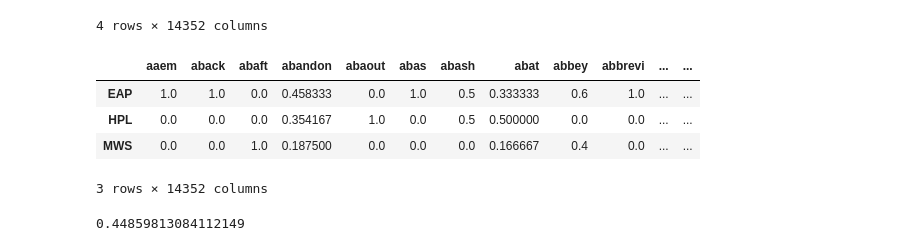
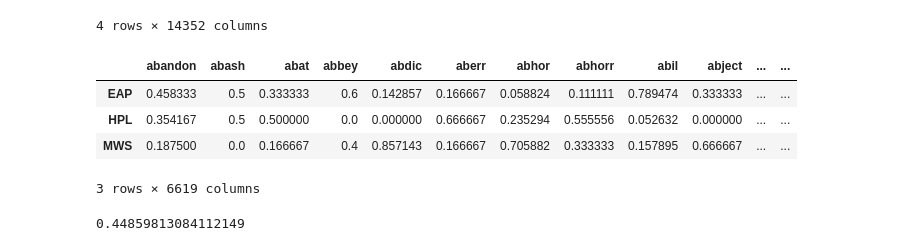
Before and after one commit to AntonKorobkov/kaggle-spooky, a Jupyter notebook: src/main.ipynb, the cells around one changed output. Saved outputs shown, nothing was run; the diff lists cells and outputs as text; code cells hidden in the pictures.

```diff
--- a/src/main.ipynb
+++ b/src/main.ipynb
@@ -238,16 +240,17 @@ pivot_col.head()
 # %%
 pivot_part=pivot_col
 pivot_part.loc['EAP']=pivot_col.loc['EAP']/pivot_col.loc['SUMA']
 pivot_part.loc['HPL']=pivot_col.loc['HPL']/pivot_col.loc['SUMA']
 pivot_part.loc['MWS']=pivot_col.loc['MWS']/pivot_col.loc['SUMA']
 pivot_part=pivot_part.loc[['EAP', 'HPL', 'MWS']]
+pivot_part=pivot_part.loc[:, (pivot_part!=1).all(axis=0)]
 pivot_part.head()
 # %% [output]
-|  | aaem | aback | abaft | abandon | abaout | abas | abash | abat | abbey | abbrevi | ... | ... |
-| EAP | 1.0 | 1.0 | 0.0 | 0.458333 | 0.0 | 1.0 | 0.5 | 0.333333 | 0.6 | 1.0 | ... | ... |
-| HPL | 0.0 | 0.0 | 0.0 | 0.354167 | 1.0 | 0.0 | 0.5 | 0.500000 | 0.0 | 0.0 | ... | ... |
-| MWS | 0.0 | 0.0 | 1.0 | 0.187500 | 0.0 | 0.0 | 0.0 | 0.166667 | 0.4 | 0.0 | ... | ... |
+|  | abandon | abash | abat | abbey | abdic | aberr | abhor | abhorr | abil | abject | ... | ... |
+| EAP | 0.458333 | 0.5 | 0.333333 | 0.6 | 0.142857 | 0.166667 | 0.058824 | 0.111111 | 0.789474 | 0.333333 | ... | ... |
+| HPL | 0.354167 | 0.5 | 0.500000 | 0.0 | 0.000000 | 0.666667 | 0.235294 | 0.555556 | 0.052632 | 0.000000 | ... | ... |
+| MWS | 0.187500 | 0.0 | 0.166667 | 0.4 | 0.857143 | 0.166667 | 0.705882 | 0.333333 | 0.157895 | 0.666667 | ... | ... |
-3 rows × 14352 columns
+3 rows × 6619 columns
 # %%
 eap_dict=pivot_part.loc['EAP'].to_dict()
 hpl_dict=pivot_part.loc['HPL'].to_dict()
```
Also changed, not shown: parts of 4 cells of this notebook.
